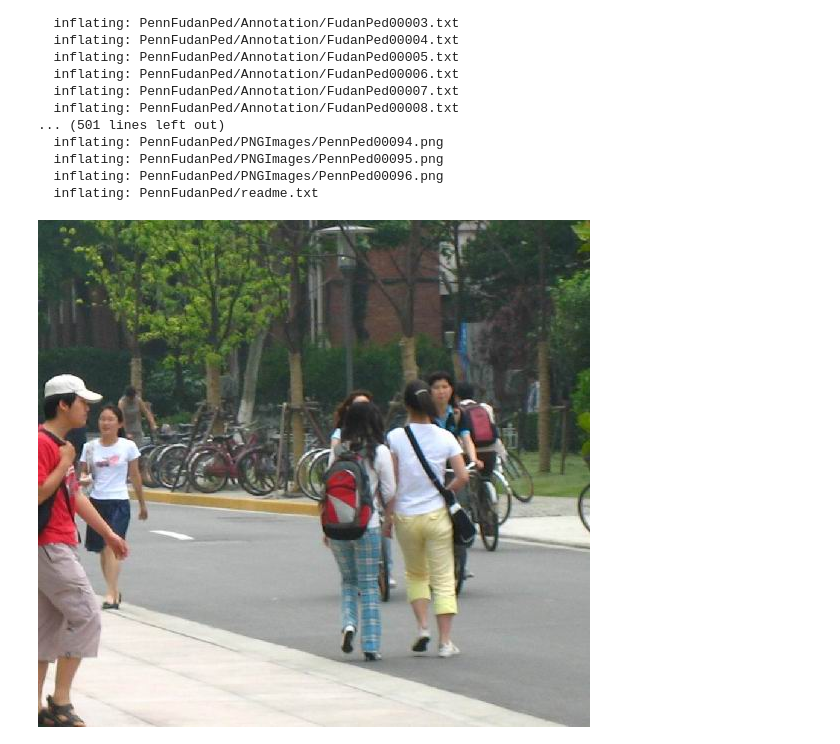
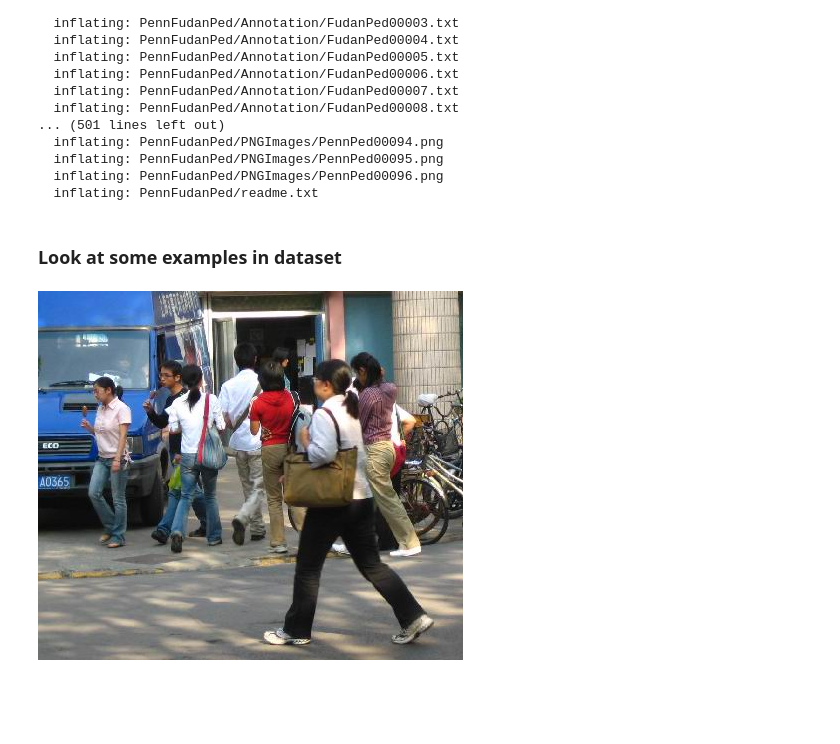
Before and after one commit to qAp/kgl_clouds, a Jupyter notebook: torchvision_finetuning_instance_segmentation.ipynb, the cells around one changed output. Drawn from its saved outputs; the diff is of its cells as text; code cells hidden in the pictures; blank space fills up the shorter version.

```diff
--- a/torchvision_finetuning_instance_segmentation.ipynb
+++ b/torchvision_finetuning_instance_segmentation.ipynb
@@ -84,5 +88,7 @@ from PIL import Image
+# %% [markdown]
+### Look at some examples in dataset
 # %%
-Image.open('PennFudanPed/PNGImages/FudanPed00041.png')
+Image.open('PennFudanPed/PNGImages/FudanPed00025.png')
 # %% [output]
-[figure, old version]
+[figure, new version]
 # %%
```
Also changed, not shown: parts of 40 cells of this notebook.
